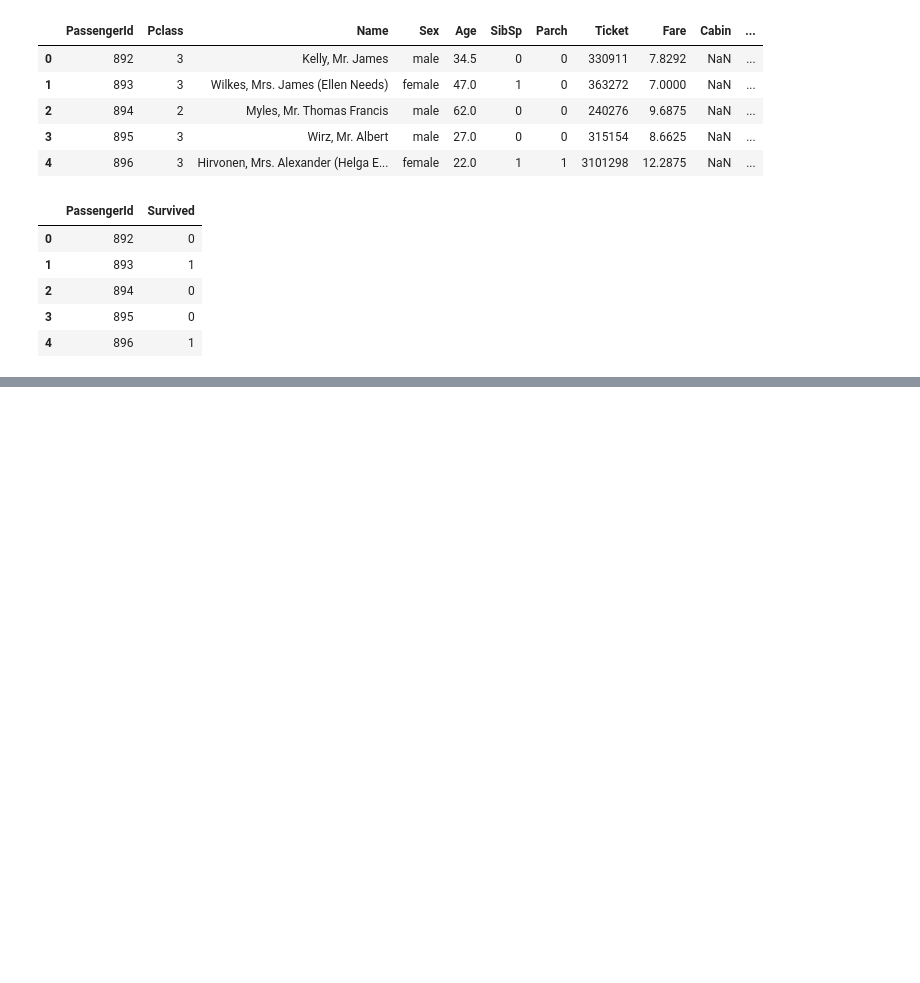
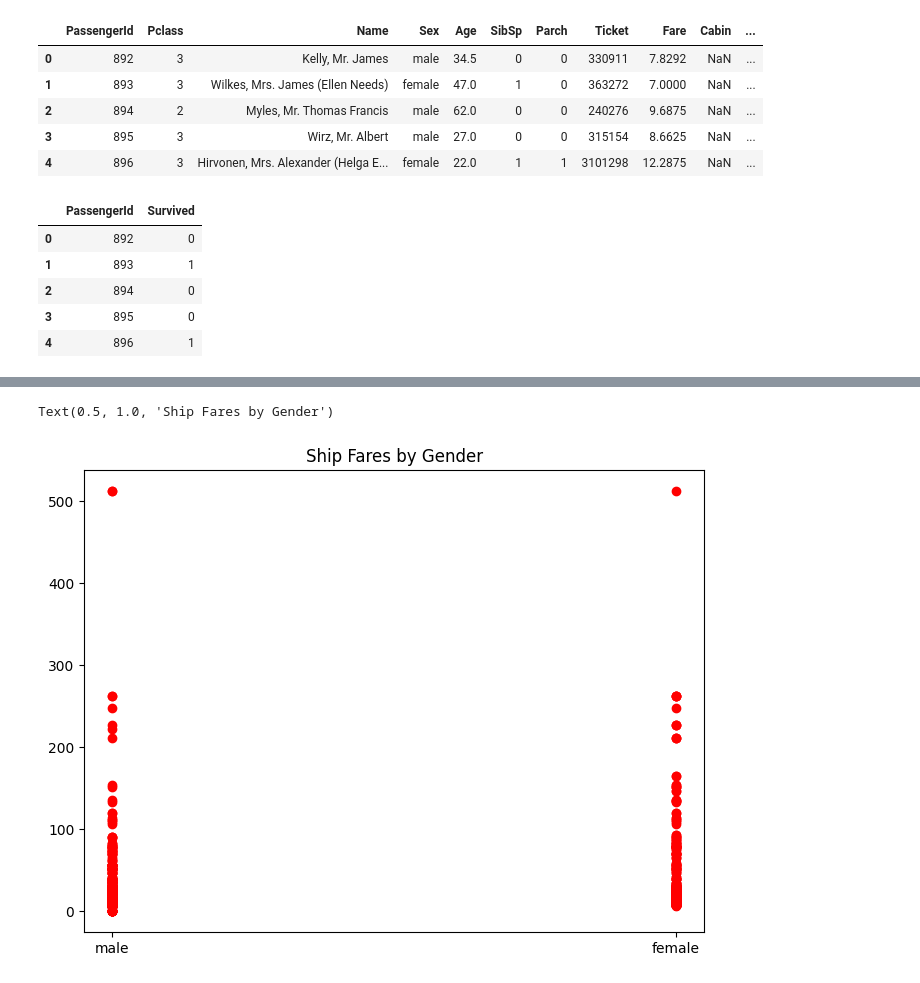
Before and after one commit to Jamadagni-k/Kaggle_Projects, a Jupyter notebook: titanic/Titanic_Disaster.ipynb, the cells around one changed output, grey strips where cells are left out. Saved outputs shown, nothing was run; the diff lists cells and outputs as text; code cells hidden in the pictures; blank space fills up the shorter version.

```diff
--- a/titanic/Titanic_Disaster.ipynb
+++ b/titanic/Titanic_Disaster.ipynb
@@ -40,0 +38,7 @@ NameError: name 'matplotlib' is not defined
+# %%
+plt.figure(figsize=(8,6))
+plt.scatter(train['Sex'],train['Fare'], color='red')
+plt.title('Ship Fares by Gender')
+# %% [output]
+Text(0.5, 1.0, 'Ship Fares by Gender')
+[figure, added]
```
Also changed, not shown: parts of 2 cells of this notebook, 1 other file.
